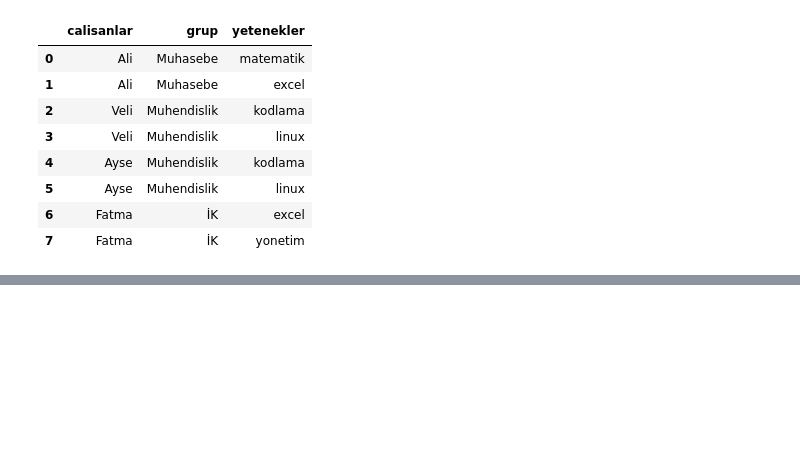
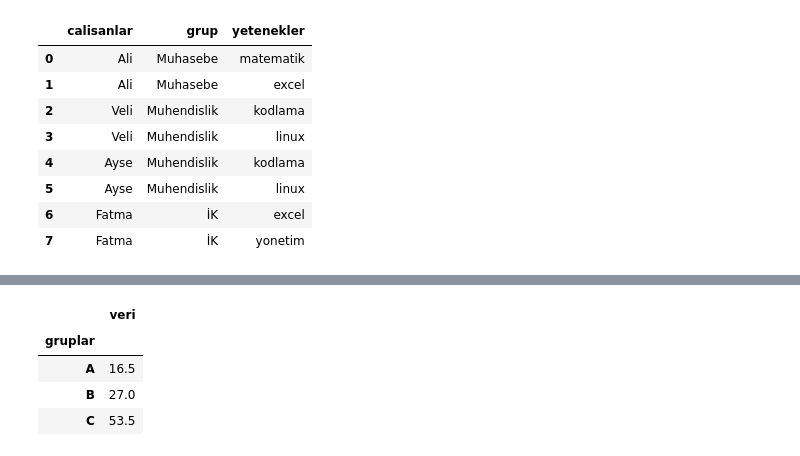
Before and after one commit to qraxiss/learning-data-science, a Jupyter notebook: basic-data-manipulations/pandas.ipynb, the cells around one changed output, grey strips where cells are left out. Saved outputs shown, nothing was run; the diff lists cells and outputs as text; code cells hidden in the pictures; blank space fills up the shorter version.

```diff
--- a/basic-data-manipulations/pandas.ipynb
+++ b/basic-data-manipulations/pandas.ipynb
@@ -296,0 +336,8 @@ pd.merge(df1, df5)
+# %%
+df.groupby("gruplar").mean()
+# %% [output]
+|  | veri |
+| gruplar |  |
+| A | 16.5 |
+| B | 27.0 |
+| C | 53.5 |
```
Also changed, not shown: parts of 8 cells of this notebook.
